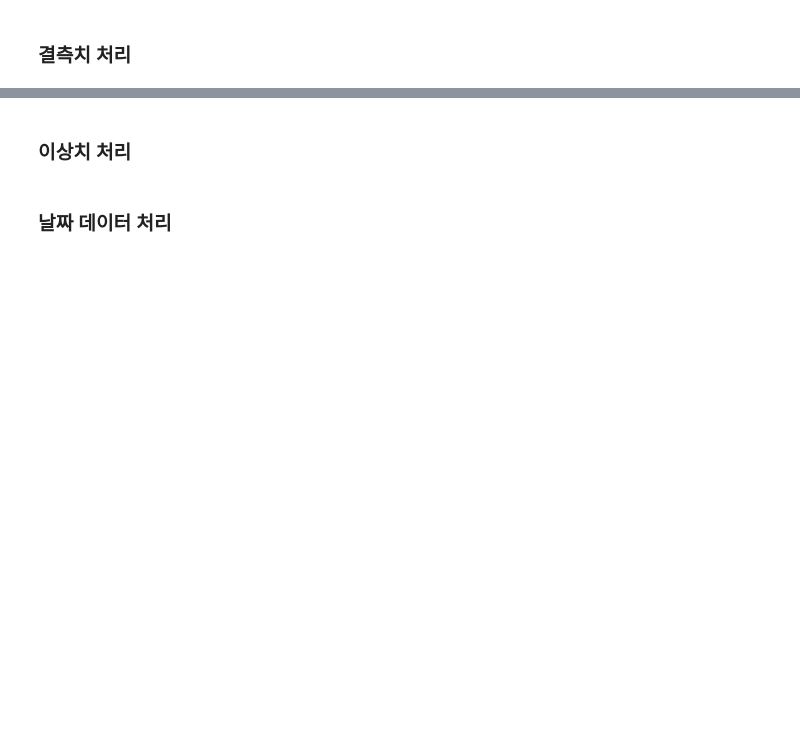
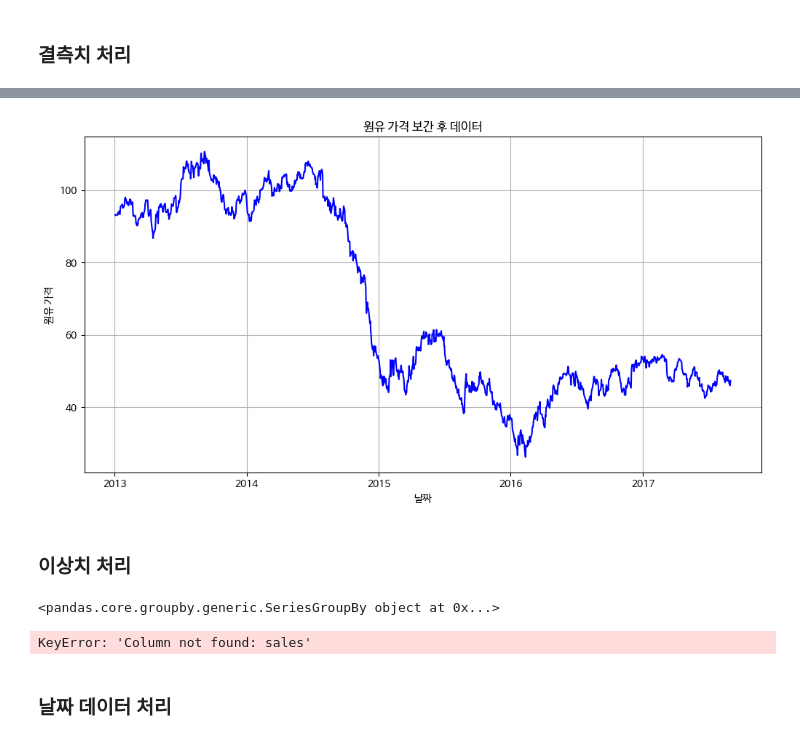
Before and after one commit to shyoonCS/Data-Analysis-with-Open-Source, a Jupyter notebook: 오픈소스_데이터_분석_7강.ipynb, the cells around one changed output, grey strips where cells are left out. Drawn from its saved outputs; the diff is of its cells as text; code cells hidden in the pictures; blank space fills up the shorter version.

```diff
--- a/오픈소스_데이터_분석_7강.ipynb
+++ b/오픈소스_데이터_분석_7강.ipynb
@@ -276,0 +261,14 @@ memory usage: 180.0+ bytes
+# %%
+#6-5
+import pandas as pd
+
+# Grocery Sales 데이터 DataFrame 로드
+train = pd.read_csv('train.csv')
+#train.to_excel('train.xlsx')
+stores = pd.read_csv('stores.csv')
+transactions = pd.read_csv('transactions.csv')
+oil = pd.read_csv('oil.csv')
+holidays_events = pd.read_csv('holidays_events.csv')
+
+# 판매 데이터 살펴보기
+train.info()
@@ -318,24 +362,40 @@ plt.show()
 # %%
 oil_cleaned = oil.copy()
 
-### 선형 보간법 적용한 원유 가격 데이터
-
+### 선형 보간법 적용한 원유 가격 데이터 interpolate
+oil_cleaned['dcoilwtico'] = oil_cleaned['dcoilwtico'].interpolate(method='linear')
 
 plt.figure(figsize=(12, 6))
 plt.plot(oil_cleaned['date'], oil_cleaned['dcoilwtico'], 'b-')
 plt.title("원유 가격 보간 후 데이터")
 plt.xlabel("날짜")
 plt.ylabel("원유 가격")
 plt.grid(True)
 plt.show()
+# %% [output]
+[figure, added]
 # %% [markdown]
 ### 이상치 처리
+# %%
+train.head()
+#train.info()
+train_sum = train.groupby('family')['sales'].sum()
+# %% [output]
+<pandas.core.groupby.generic.SeriesGroupBy object at 0x...>
 # %%
 ### 제품 계열별 판매 데이터 IQR 계산
-
+family_bounds = train.groupby('family')['sales'].apply(
+    #이상치 상한선 : 3Q + 1.5 * IQR
+    lambda x : x.quantile(0.75) + 1.5 * (x.quantile(0.75) - x.quantile(0.25))
+)
 
 ### 상한값 초과 판매량 이상치 분류
+train_enhanced = train.copy()
+train_enhanced['upper_bound'] = train_enhanced['family'].map(family_bounds)
+train_enhanced['is_outlier'] = train_enhanced['sales'] > train_enhanced['upper_bound']
 
+total_outliers = train_enhanced['is_outlier'].sum()
+total_ratio = train_enhanced['is_outlier'].mean()
 
 print(f"이상치 개수: {total_outliers:,}건")
 print(f"전체 대비 비율: {total_ratio:.2%}")
@@ -347,4 +407,6 @@ plt.xticks(rotation=90)
 plt.yscale('log')
 plt.title('계열별 판매량 분포 (파랑: 정상, 빨강: 이상)')
 plt.show()
+# %% [output]
+KeyError: 'Column not found: sales'
 # %%
```
Also changed, not shown: parts of 14 cells of this notebook.
